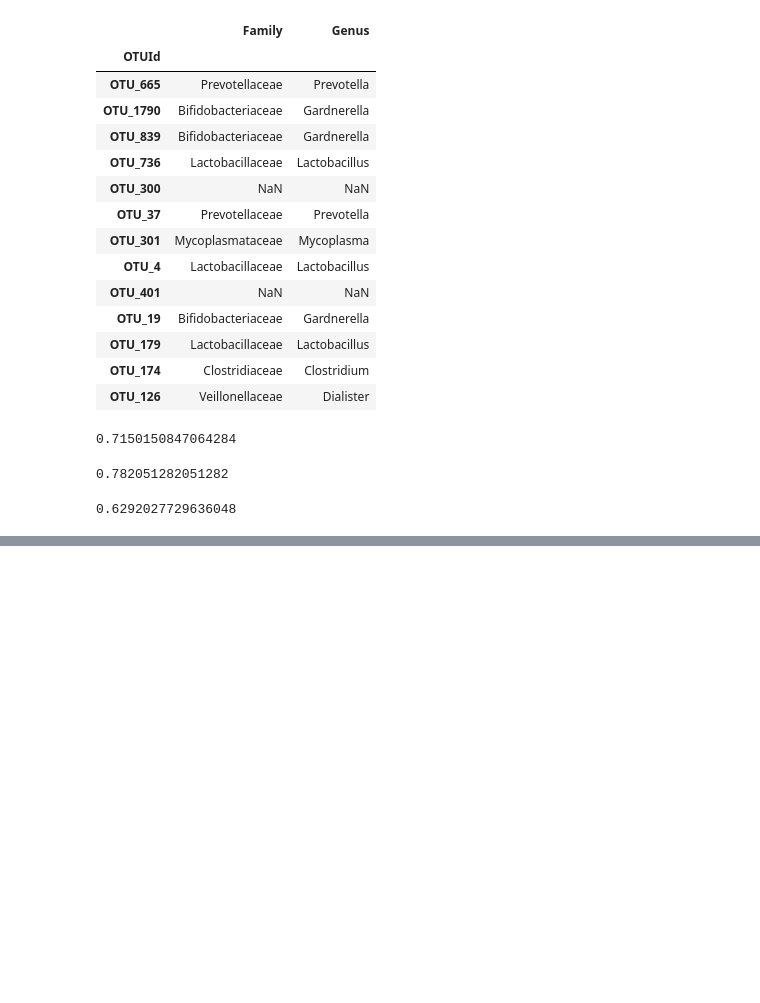
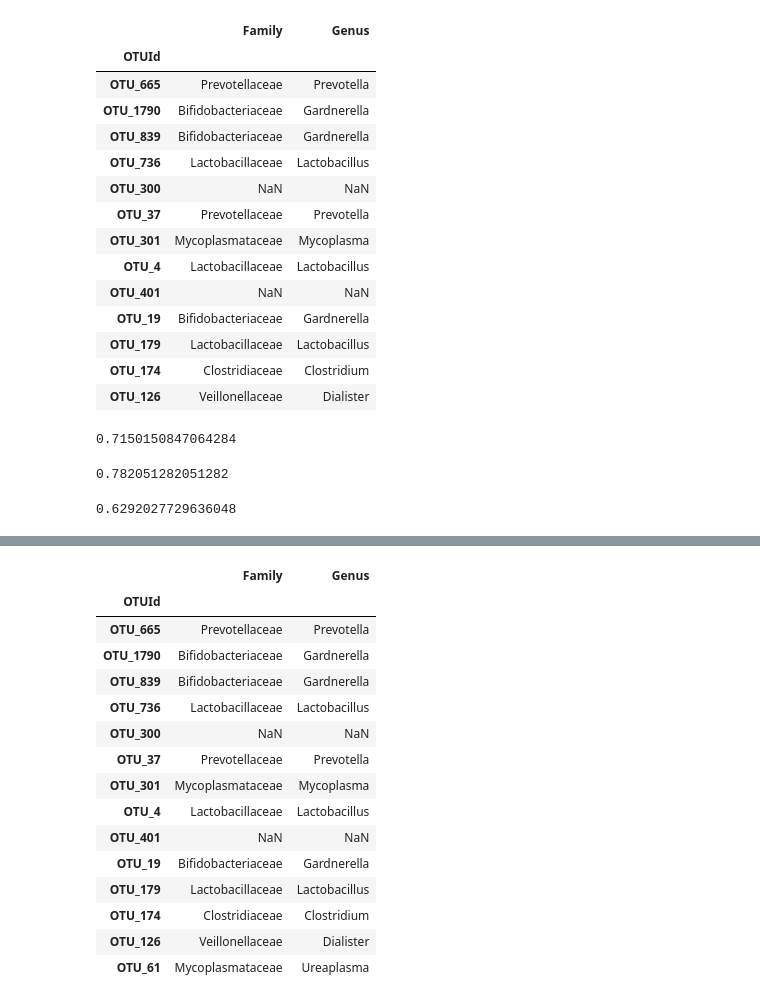
Before and after one commit to annabelng/microbiome, a Jupyter notebook: Training.ipynb, the cells around one changed output, grey strips where cells are left out. Drawn from its saved outputs; the diff is of its cells as text; code cells hidden in the pictures; blank space fills up the shorter version.

```diff
--- a/Training.ipynb
+++ b/Training.ipynb
@@ -177,7 +177,7 @@ Vaginal_Swab        Vaginal_Swab          1004
 Name: BodySite, dtype: int64
 # %%
 vaginal_bacteria = OTUref.loc[['OTU_665','OTU_1790','OTU_839','OTU_736','OTU_300','OTU_37',
-            'OTU_301','OTU_4','OTU_401','OTU_19','OTU_179','OTU_174','OTU_126']]
+            'OTU_301','OTU_4','OTU_401','OTU_19','OTU_179','OTU_174','OTU_126','OTU_61']]
 vaginal_bacteria = vaginal_bacteria[['Family','Genus']]
 vaginal_bacteria.to_csv(datadir + '/vaginal_bacteria.csv')
 # %%
@@ -510,0 +506,19 @@ OTU.shape
+# %%
+vaginal_bacteria
+# %% [output]
+|  | Family | Genus |
+| OTUId |  |  |
+| OTU_665 | Prevotellaceae | Prevotella |
+| OTU_1790 | Bifidobacteriaceae | Gardnerella |
+| OTU_839 | Bifidobacteriaceae | Gardnerella |
+| OTU_736 | Lactobacillaceae | Lactobacillus |
+| OTU_300 | NaN | NaN |
+| OTU_37 | Prevotellaceae | Prevotella |
+| OTU_301 | Mycoplasmataceae | Mycoplasma |
+| OTU_4 | Lactobacillaceae | Lactobacillus |
+| OTU_401 | NaN | NaN |
+| OTU_19 | Bifidobacteriaceae | Gardnerella |
+| OTU_179 | Lactobacillaceae | Lactobacillus |
+| OTU_174 | Clostridiaceae | Clostridium |
+| OTU_126 | Veillonellaceae | Dialister |
+| OTU_61 | Mycoplasmataceae | Ureaplasma |
```
Also changed, not shown: parts of 5 cells of this notebook, 3 other files.
